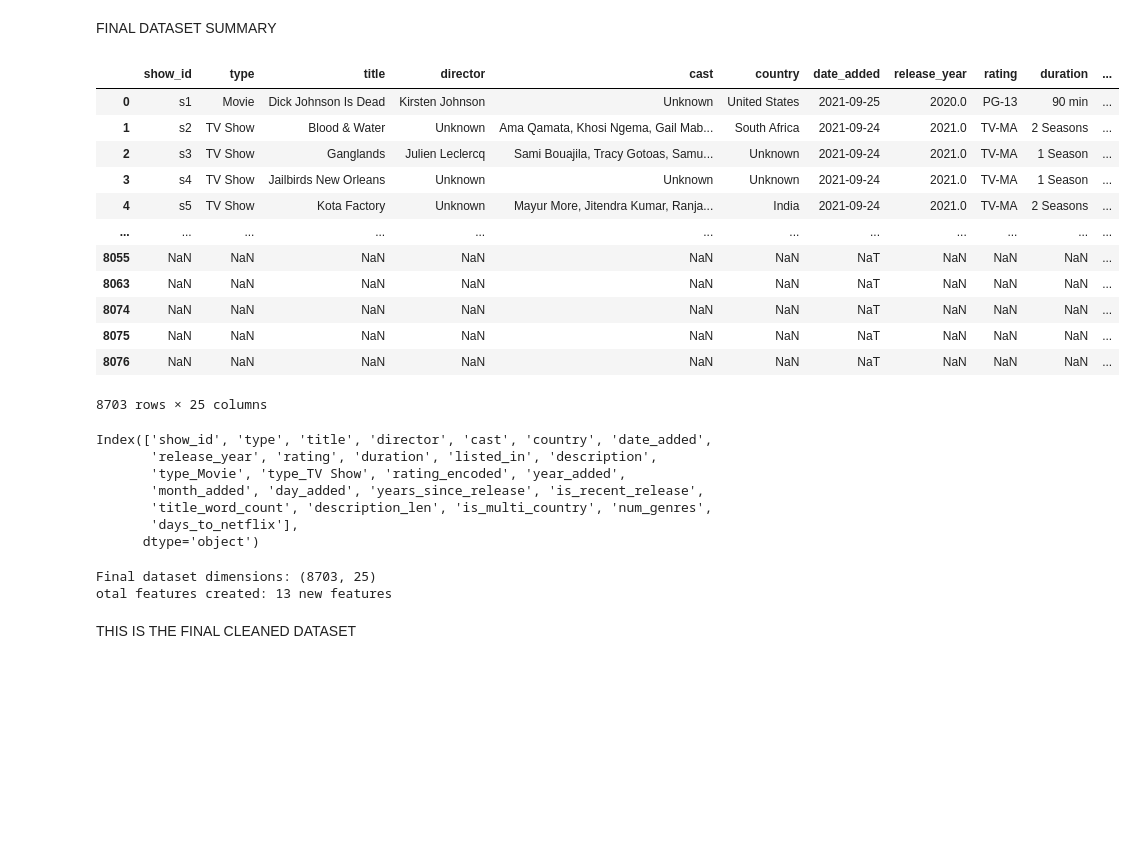
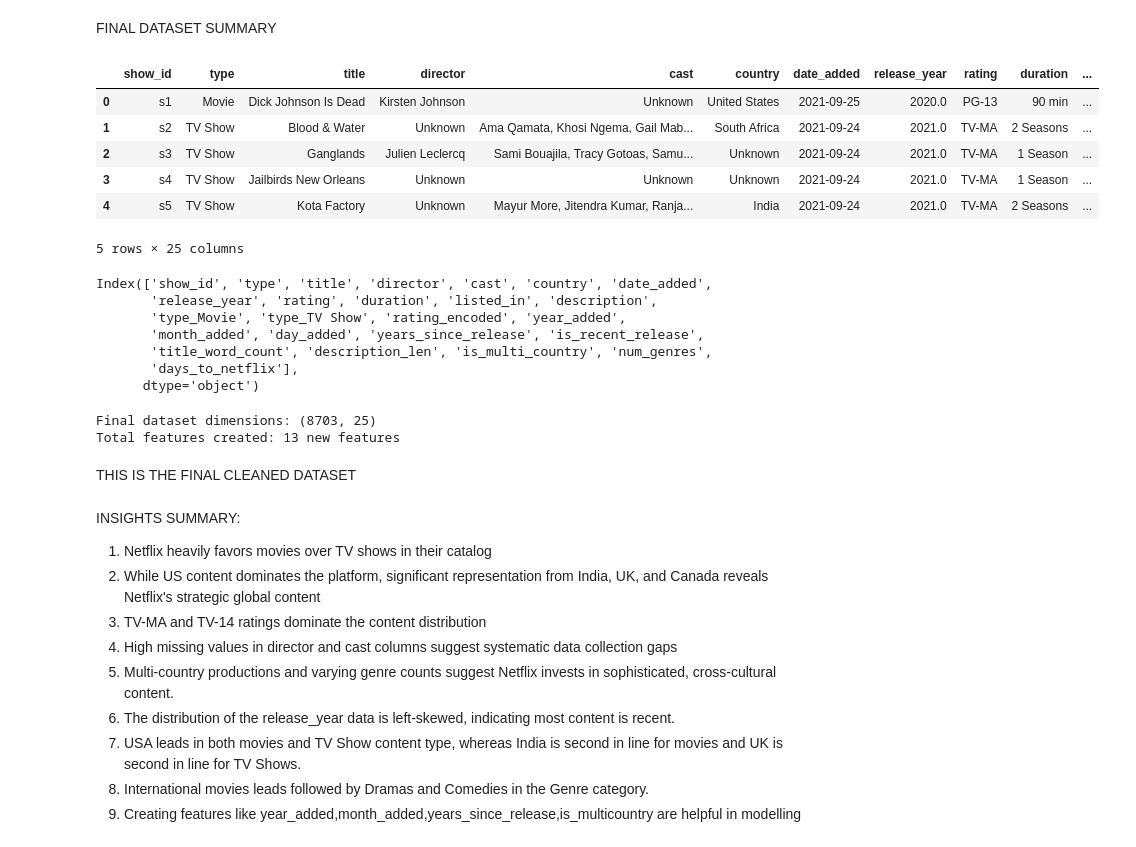
Before and after one commit to JesildaB/Netflix_EDA_FeatureEngineering, a Jupyter notebook: USECASE1.ipynb, the cells around one changed output. Cells and saved outputs as stored; diff of their text form; code cells hidden in the pictures; blank space fills up the shorter version.

```diff
--- a/USECASE1.ipynb
+++ b/USECASE1.ipynb
@@ -699,21 +685,15 @@ netflix_data_cleaned['days_to_netflix'] = (netflix_data_cleaned['date_added'].dt
 # %% [markdown]
 FINAL DATASET SUMMARY
 # %%
-netflix_data_cleaned
+netflix_data_cleaned.head()
 # %% [output]
 |  | show_id | type | title | director | cast | country | date_added | release_year | rating | duration | ... |
 | 0 | s1 | Movie | Dick Johnson Is Dead | Kirsten Johnson | Unknown | United States | 2021-09-25 | 2020.0 | PG-13 | 90 min | ... |
 | 1 | s2 | TV Show | Blood & Water | Unknown | Ama Qamata, Khosi Ngema, Gail Mab... | South Africa | 2021-09-24 | 2021.0 | TV-MA | 2 Seasons | ... |
 | 2 | s3 | TV Show | Ganglands | Julien Leclercq | Sami Bouajila, Tracy Gotoas, Samu... | Unknown | 2021-09-24 | 2021.0 | TV-MA | 1 Season | ... |
 | 3 | s4 | TV Show | Jailbirds New Orleans | Unknown | Unknown | Unknown | 2021-09-24 | 2021.0 | TV-MA | 1 Season | ... |
 | 4 | s5 | TV Show | Kota Factory | Unknown | Mayur More, Jitendra Kumar, Ranja... | India | 2021-09-24 | 2021.0 | TV-MA | 2 Seasons | ... |
-| ... | ... | ... | ... | ... | ... | ... | ... | ... | ... | ... | ... |
-| 8055 | NaN | NaN | NaN | NaN | NaN | NaN | NaT | NaN | NaN | NaN | ... |
-| 8063 | NaN | NaN | NaN | NaN | NaN | NaN | NaT | NaN | NaN | NaN | ... |
-| 8074 | NaN | NaN | NaN | NaN | NaN | NaN | NaT | NaN | NaN | NaN | ... |
-| 8075 | NaN | NaN | NaN | NaN | NaN | NaN | NaT | NaN | NaN | NaN | ... |
-| 8076 | NaN | NaN | NaN | NaN | NaN | NaN | NaT | NaN | NaN | NaN | ... |
-8703 rows × 25 columns
+5 rows × 25 columns
 # %%
 netflix_data_cleaned.columns
 # %% [output]
@@ -726,9 +706,20 @@ Index(['show_id', 'type', 'title', 'director', 'cast', 'country', 'date_added',
       dtype='object')
 # %%
 print(f"Final dataset dimensions: {netflix_data_cleaned.shape}")
-print(f"otal features created: {netflix_data_cleaned.shape[1] - netflix_data.shape[1]} new features")
+print(f"Total features created: {netflix_data_cleaned.shape[1] - netflix_data.shape[1]} new features")
 # %% [output]
 Final dataset dimensions: (8703, 25)
-otal features created: 13 new features
+Total features created: 13 new features
 # %% [markdown]
 THIS IS THE FINAL CLEANED DATASET
+# %% [markdown]
+INSIGHTS SUMMARY:
+1. Netflix heavily favors movies over TV shows in their catalog
+2. While US content dominates the platform, significant representation from India, UK, and Canada reveals Netflix's strategic global content
+3. TV-MA and TV-14 ratings dominate the content distribution
+4. High missing values in director and cast columns suggest systematic data collection gaps
+5. Multi-country productions and varying genre counts suggest Netflix invests in sophisticated, cross-cultural content.
+6. The distribution of the release_year data is left-skewed, indicating most content is recent.
+7. USA leads in both movies and TV Show content type, whereas India is second in line for  movies and UK is second in line for TV Shows.
+8. International movies leads followed by Dramas and Comedies in the Genre category.
+9. Creating features like year_added,month_added,years_since_release,is_multicountry are helpful in modelling
```
Also changed, not shown: parts of 3 cells of this notebook.
